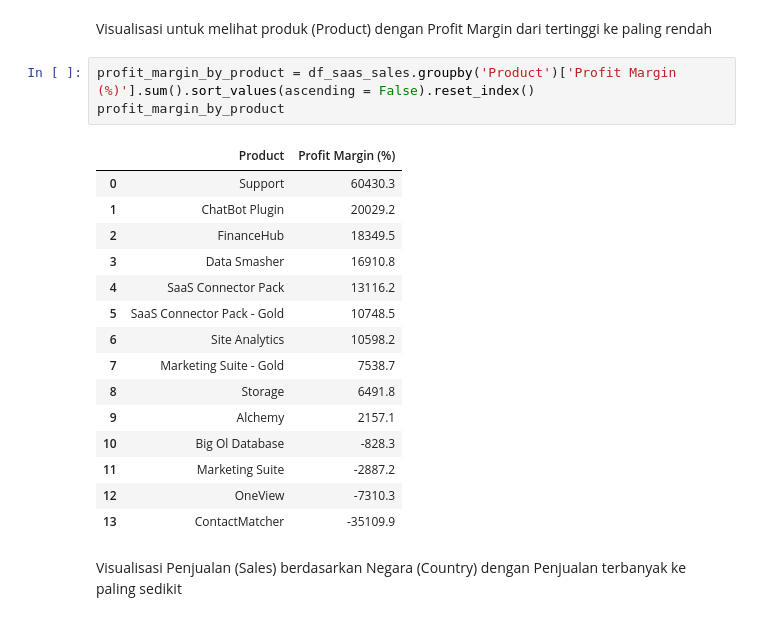
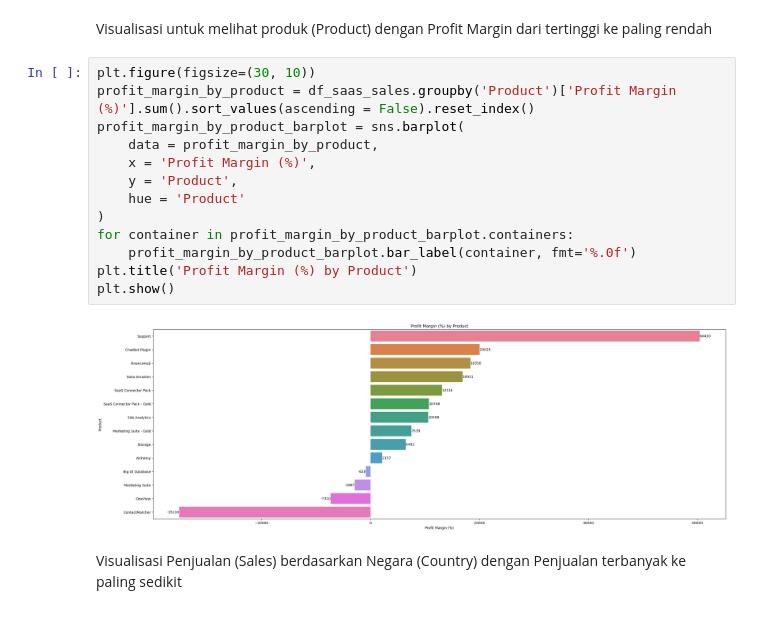
Before and after one commit to alhamfebian/purwadhika-jcdsol, a Jupyter notebook: Capstone Project/Capstone Project Module 2/capstone_project_module_2.ipynb, the cells around one changed output. Saved outputs shown, nothing was run; the diff lists cells and outputs as text.

```diff
--- a/Capstone Project/Capstone Project Module 2/capstone_project_module_2.ipynb
+++ b/Capstone Project/Capstone Project Module 2/capstone_project_module_2.ipynb
@@ -329,25 +320,21 @@ plt.show()
 [figure]
 # %% [markdown]
 Visualisasi untuk melihat produk (Product) dengan Profit Margin dari tertinggi ke paling rendah
-# %%
-profit_margin_by_product = df_saas_sales.groupby('Product')['Profit Margin (%)'].sum().sort_values(ascending = False).reset_index()
-profit_margin_by_product
-# %% [output]
-|  | Product | Profit Margin (%) |
-| 0 | Support | 60430.3 |
-| 1 | ChatBot Plugin | 20029.2 |
-| 2 | FinanceHub | 18349.5 |
-| 3 | Data Smasher | 16910.8 |
-| 4 | SaaS Connector Pack | 13116.2 |
-| 5 | SaaS Connector Pack - Gold | 10748.5 |
-| 6 | Site Analytics | 10598.2 |
-| 7 | Marketing Suite - Gold | 7538.7 |
-| 8 | Storage | 6491.8 |
-| 9 | Alchemy | 2157.1 |
-| 10 | Big Ol Database | -828.3 |
-| 11 | Marketing Suite | -2887.2 |
-| 12 | OneView | -7310.3 |
-| 13 | ContactMatcher | -35109.9 |
+# %%
+plt.figure(figsize=(30, 10))
+profit_margin_by_product = df_saas_sales.groupby('Product')['Profit Margin (%)'].sum().sort_values(ascending = False).reset_index()
+profit_margin_by_product_barplot = sns.barplot(
+    data = profit_margin_by_product,
+    x = 'Profit Margin (%)',
+    y = 'Product',
+    hue = 'Product'
+)
+for container in profit_margin_by_product_barplot.containers:
+    profit_margin_by_product_barplot.bar_label(container, fmt='%.0f')
+plt.title('Profit Margin (%) by Product')
+plt.show()
+# %% [output]
+[figure, added]
 # %% [markdown]
 Visualisasi Penjualan (Sales) berdasarkan Negara (Country) dengan Penjualan terbanyak ke paling sedikit
 # %%
```
Also changed, not shown: parts of 10 cells of this notebook.
